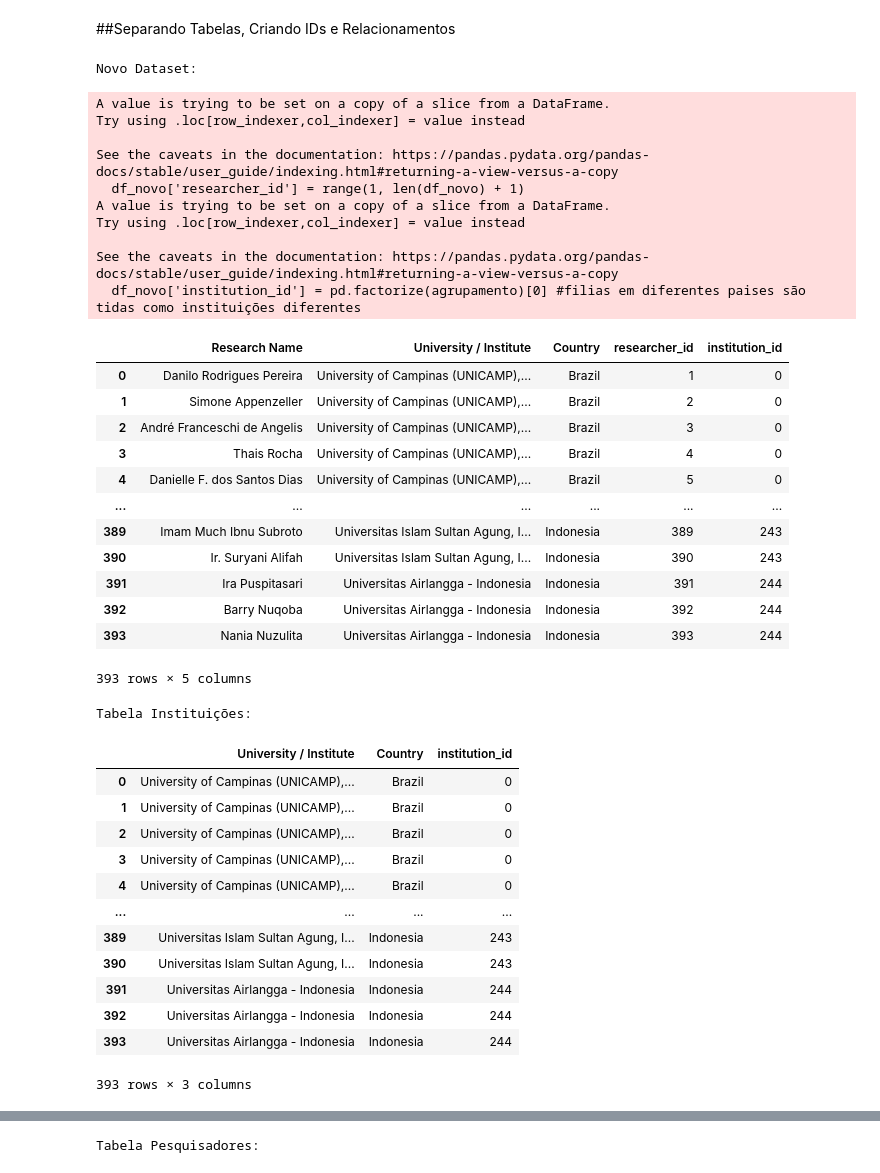
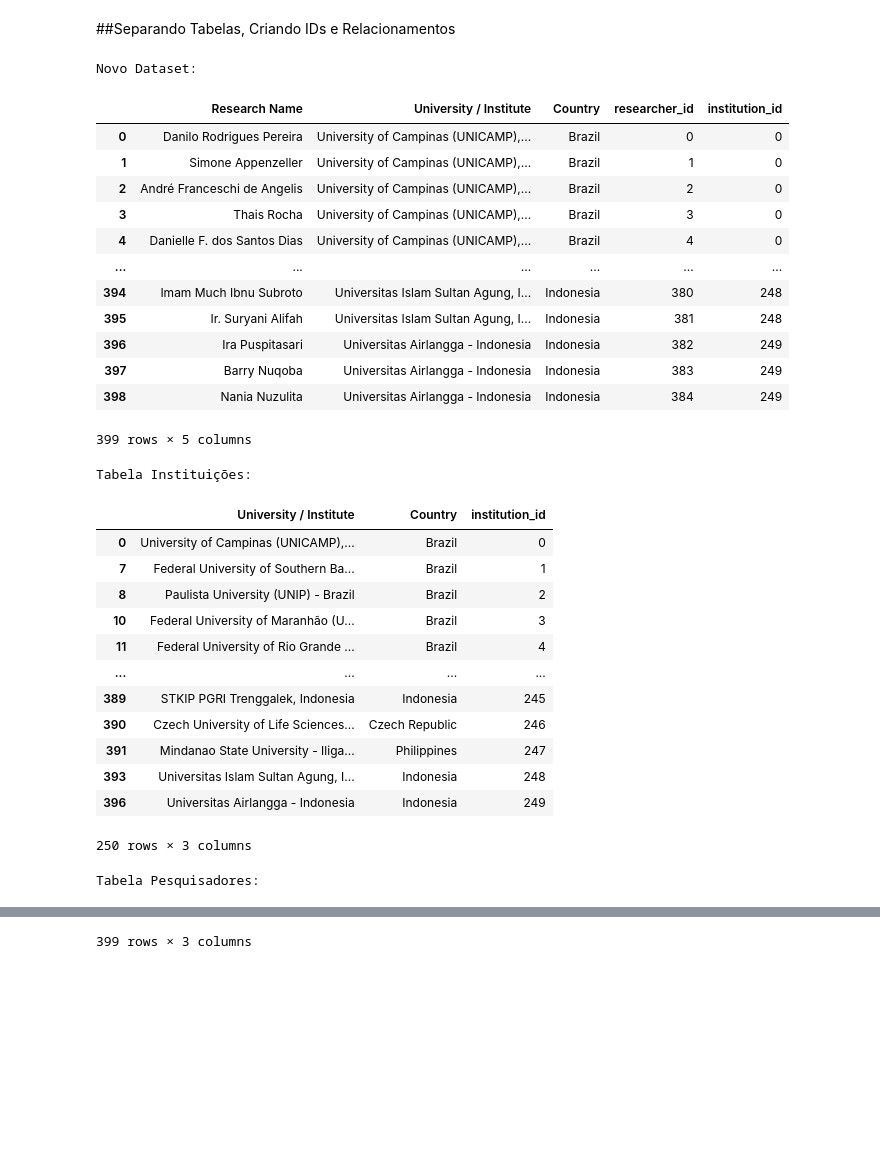
Before and after one commit to rafaelsantiagosilva/globe-genai, a Jupyter notebook: data/Tratamento_de_Dados.ipynb, the cells around one changed output, grey strips where cells are left out. Drawn from its saved outputs; the diff is of its cells as text; code cells hidden in the pictures; blank space fills up the shorter version.

Commit message:
Add files via upload
Separado multiplas instituições em uma mesma linha, recalculada distribuição de IDs e removido duplicatas de pesquisadores decorrentes

```diff
--- a/data/Tratamento_de_Dados.ipynb
+++ b/data/Tratamento_de_Dados.ipynb
@@ -53,0 +56,9 @@ dtype: object
+# %%
+
+# Separando multiplas instituições em uma linha
+col_nome = "University / Institute"
+df_novo[col_nome] = df_novo[col_nome].str.split("/")
+df_novo = df_novo.explode(col_nome).reset_index(drop=True)
+
+# Removendo espaços em branco
+df_novo[col_nome] = df_novo[col_nome].str.strip()
@@ -55,57 +72,50 @@ dtype: object
 ##Separando Tabelas, Criando IDs e Relacionamentos
 # %%
 #Criando chaves de ID:
-df_novo['researcher_id'] = range(1, len(df_novo) + 1)
+df_novo['researcher_id'] = pd.factorize(df_novo['Research Name'])[0] #cada pesquisador tem um ID único
 agrupamento = df_novo[['University / Institute', 'Country']].apply(tuple, axis=1) #considerando combinações únicas de instituição e pais
 df_novo['institution_id'] = pd.factorize(agrupamento)[0] #filias em diferentes paises são tidas como instituições diferentes
 print("Novo Dataset:")
 display(df_novo)
 
 #Criando Tabela de Instituições
 df_institutions = df_novo[['University / Institute', 'Country', 'institution_id']].copy()
 print("Tabela Instituições:")
+df_institutions = df_institutions.drop_duplicates()
 display(df_institutions)
 
 #Criando tabela de Pesquisadores
 df_researchers = df_novo[['Research Name', 'researcher_id', 'institution_id']].copy()
+df_researchers = df_researchers.drop_duplicates()
 print("Tabela Pesquisadores:")
 display(df_researchers)
 # %% [output]
 Novo Dataset:
+|  | Research Name | University / Institute | Country | researcher_id | institution_id |
+| 0 | Danilo Rodrigues Pereira | University of Campinas (UNICAMP),... | Brazil | 0 | 0 |
+| 1 | Simone Appenzeller | University of Campinas (UNICAMP),... | Brazil | 1 | 0 |
+| 2 | André Franceschi de Angelis | University of Campinas (UNICAMP),... | Brazil | 2 | 0 |
+| 3 | Thais Rocha | University of Campinas (UNICAMP),... | Brazil | 3 | 0 |
+| 4 | Danielle F. dos Santos Dias | University of Campinas (UNICAMP),... | Brazil | 4 | 0 |
+| ... | ... | ... | ... | ... | ... |
+| 394 | Imam Much Ibnu Subroto | Universitas Islam Sultan Agung, I... | Indonesia | 380 | 248 |
+| 395 | Ir. Suryani Alifah | Universitas Islam Sultan Agung, I... | Indonesia | 381 | 248 |
+| 396 | Ira Puspitasari | Universitas Airlangga - Indonesia | Indonesia | 382 | 249 |
+| 397 | Barry Nuqoba | Universitas Airlangga - Indonesia | Indonesia | 383 | 249 |
+| 398 | Nania Nuzulita | Universitas Airlangga - Indonesia | Indonesia | 384 | 249 |
-A value is trying to be set on a copy of a slice from a DataFrame.
-Try using .loc[row_indexer,col_indexer] = value instead
-
-See the caveats in the documentation: https://pandas.pydata.org/pandas-docs/stable/user_guide/indexing.html#returning-a-view-versus-a-copy
-  df_novo['researcher_id'] = range(1, len(df_novo) + 1)
-A value is trying to be set on a copy of a slice from a DataFrame.
-Try using .loc[row_indexer,col_indexer] = value instead
-
-See the caveats in the documentation: https://pandas.pydata.org/pandas-docs/stable/user_guide/indexing.html#returning-a-view-versus-a-copy
-  df_novo['institution_id'] = pd.factorize(agrupamento)[0] #filias em diferentes paises são tidas como instituições diferentes
+399 rows × 5 columns
-|  | Research Name | University / Institute | Country | researcher_id | institution_id |
-| 0 | Danilo Rodrigues Pereira | University of Campinas (UNICAMP),... | Brazil | 1 | 0 |
-| 1 | Simone Appenzeller | University of Campinas (UNICAMP),... | Brazil | 2 | 0 |
-| 2 | André Franceschi de Angelis | University of Campinas (UNICAMP),... | Brazil | 3 | 0 |
-| 3 | Thais Rocha | University of Campinas (UNICAMP),... | Brazil | 4 | 0 |
-| 4 | Danielle F. dos Santos Dias | University of Campinas (UNICAMP),... | Brazil | 5 | 0 |
-| ... | ... | ... | ... | ... | ... |
-| 389 | Imam Much Ibnu Subroto | Universitas Islam Sultan Agung, I... | Indonesia | 389 | 243 |
-| 390 | Ir. Suryani Alifah | Universitas Islam Sultan Agung, I... | Indonesia | 390 | 243 |
-| 391 | Ira Puspitasari | Universitas Airlangga - Indonesia | Indonesia | 391 | 244 |
-| 392 | Barry Nuqoba | Universitas Airlangga - Indonesia | Indonesia | 392 | 244 |
-| 393 | Nania Nuzulita | Universitas Airlangga - Indonesia | Indonesia | 393 | 244 |
-393 rows × 5 columns
+Tabela Instituições:
+|  | University / Institute | Country | institution_id |
+| 0 | University of Campinas (UNICAMP),... | Brazil | 0 |
+| 7 | Federal University of Southern Ba... | Brazil | 1 |
+| 8 | Paulista University (UNIP) - Brazil | Brazil | 2 |
+| 10 | Federal University of Maranhão (U... | Brazil | 3 |
+| 11 | Federal University of Rio Grande ... | Brazil | 4 |
+| ... | ... | ... | ... |
+| 389 | STKIP PGRI Trenggalek, Indonesia | Indonesia | 245 |
+| 390 | Czech University of Life Sciences... | Czech Republic | 246 |
+| 391 | Mindanao State University - Iliga... | Philippines | 247 |
+| 393 | Universitas Islam Sultan Agung, I... | Indonesia | 248 |
+| 396 | Universitas Airlangga - Indonesia | Indonesia | 249 |
-Tabela Instituições:
+250 rows × 3 columns
-|  | University / Institute | Country | institution_id |
-| 0 | University of Campinas (UNICAMP),... | Brazil | 0 |
-| 1 | University of Campinas (UNICAMP),... | Brazil | 0 |
-| 2 | University of Campinas (UNICAMP),... | Brazil | 0 |
-| 3 | University of Campinas (UNICAMP),... | Brazil | 0 |
-| 4 | University of Campinas (UNICAMP),... | Brazil | 0 |
-| ... | ... | ... | ... |
-| 389 | Universitas Islam Sultan Agung, I... | Indonesia | 243 |
-| 390 | Universitas Islam Sultan Agung, I... | Indonesia | 243 |
-| 391 | Universitas Airlangga - Indonesia | Indonesia | 244 |
-| 392 | Universitas Airlangga - Indonesia | Indonesia | 244 |
-| 393 | Universitas Airlangga - Indonesia | Indonesia | 244 |
-393 rows × 3 columns
+Tabela Pesquisadores:
@@ -112 +134 @@ Tabela Instituições:
-Tabela Pesquisadores:
+399 rows × 3 columns
```
Also changed, not shown: parts of 5 cells of this notebook, 2 other files.
